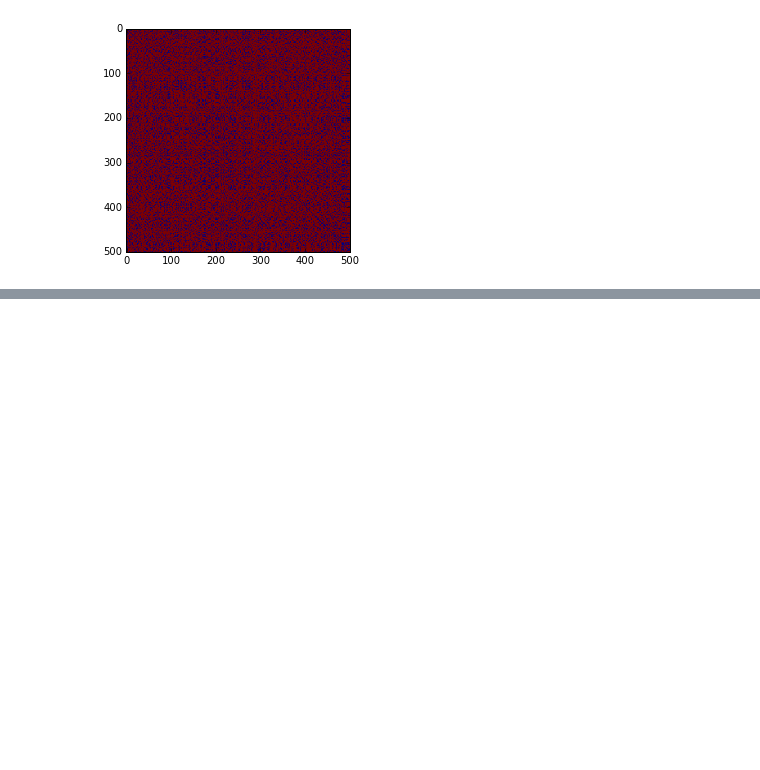
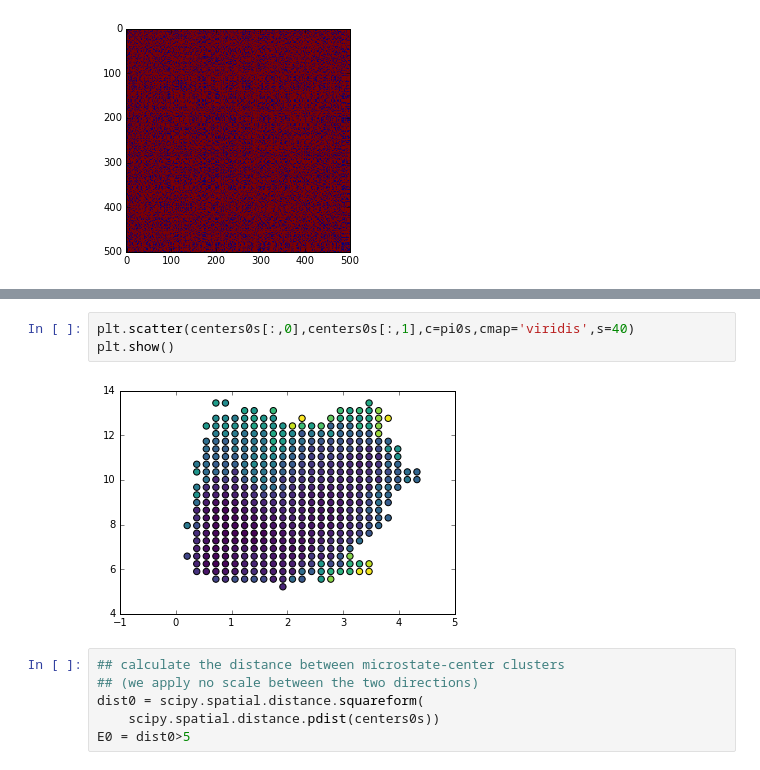
Before and after one commit to dprovasi/testsystems, a Jupyter notebook: maxCal analysis.ipynb, the cells around one changed output, grey strips where cells are left out. Cells and saved outputs as stored; diff of their text form; blank space fills up the shorter version.

```diff
--- a/maxCal analysis.ipynb
+++ b/maxCal analysis.ipynb
@@ -330,0 +394,11 @@ plt.show()
+# %%
+plt.scatter(centers0s[:,0],centers0s[:,1],c=pi0s,cmap='viridis',s=40)
+plt.show()
+# %% [output]
+[figure, added]
+# %%
+## calculate the distance between microstate-center clusters
+## (we apply no scale between the two directions)
+dist0 = scipy.spatial.distance.squareform(
+    scipy.spatial.distance.pdist(centers0s))
+E0 = dist0>5
```
Also changed, not shown: parts of 26 cells of this notebook.
